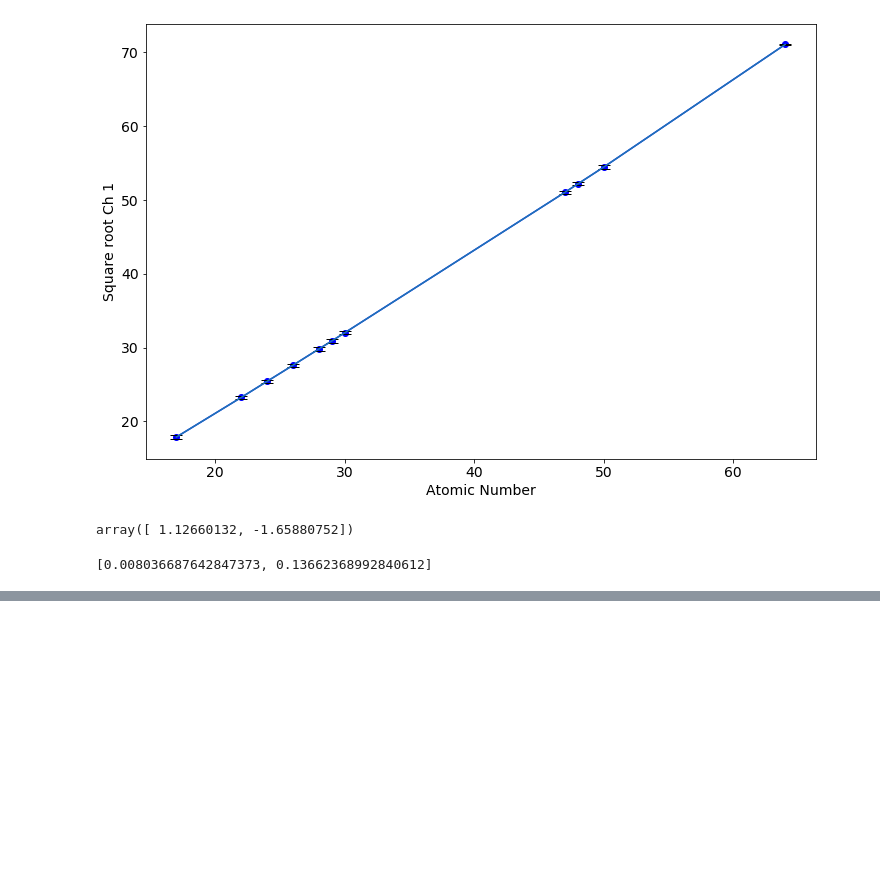
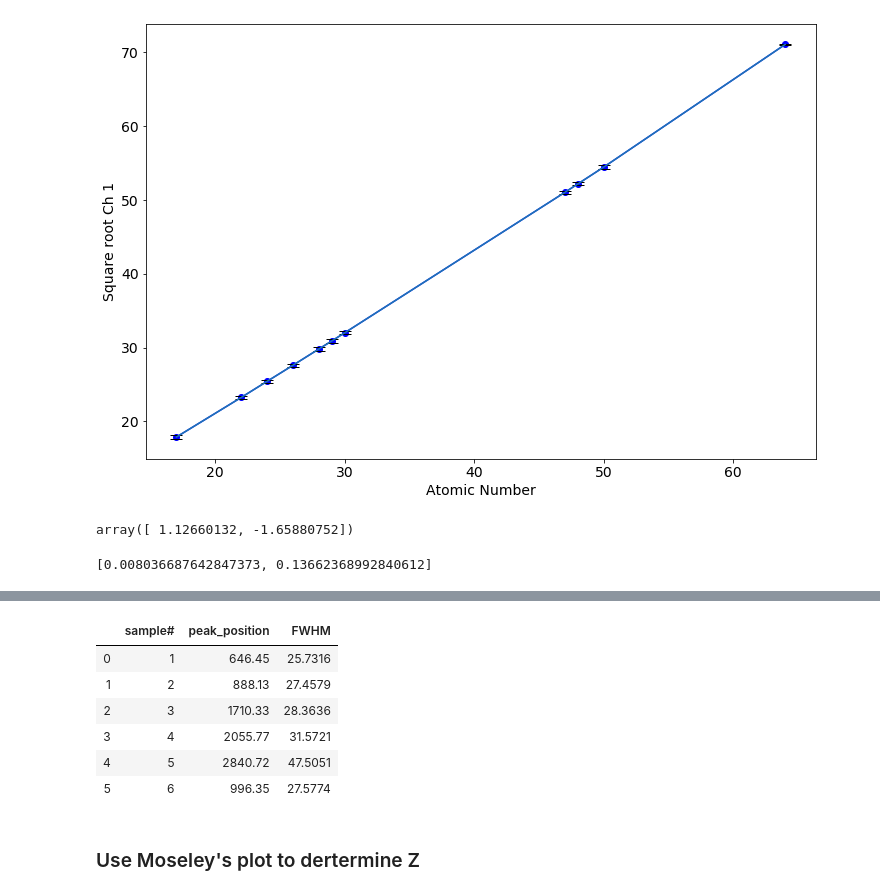
Before and after one commit to Vakki233/Xray-Experiment, a Jupyter notebook: Xray Experiment.ipynb, the cells around one changed output, grey strips where cells are left out. Saved outputs shown, nothing was run; the diff lists cells and outputs as text; code cells hidden in the pictures; blank space fills up the shorter version.

```diff
--- a/Xray Experiment.ipynb
+++ b/Xray Experiment.ipynb
@@ -60,0 +113,13 @@ slp_yitcp_err
+# %%
+Unknown = pd.read_csv("unknown K alpha analysis.csv")
+Unknown
+# %% [output]
+|  | sample# | peak_position | FWHM |
+| 0 | 1 | 646.45 | 25.7316 |
+| 1 | 2 | 888.13 | 27.4579 |
+| 2 | 3 | 1710.33 | 28.3636 |
+| 3 | 4 | 2055.77 | 31.5721 |
+| 4 | 5 | 2840.72 | 47.5051 |
+| 5 | 6 | 996.35 | 27.5774 |
+# %% [markdown]
+### Use Moseley's plot to dertermine Z
```
Also changed, not shown: parts of 16 cells of this notebook.
